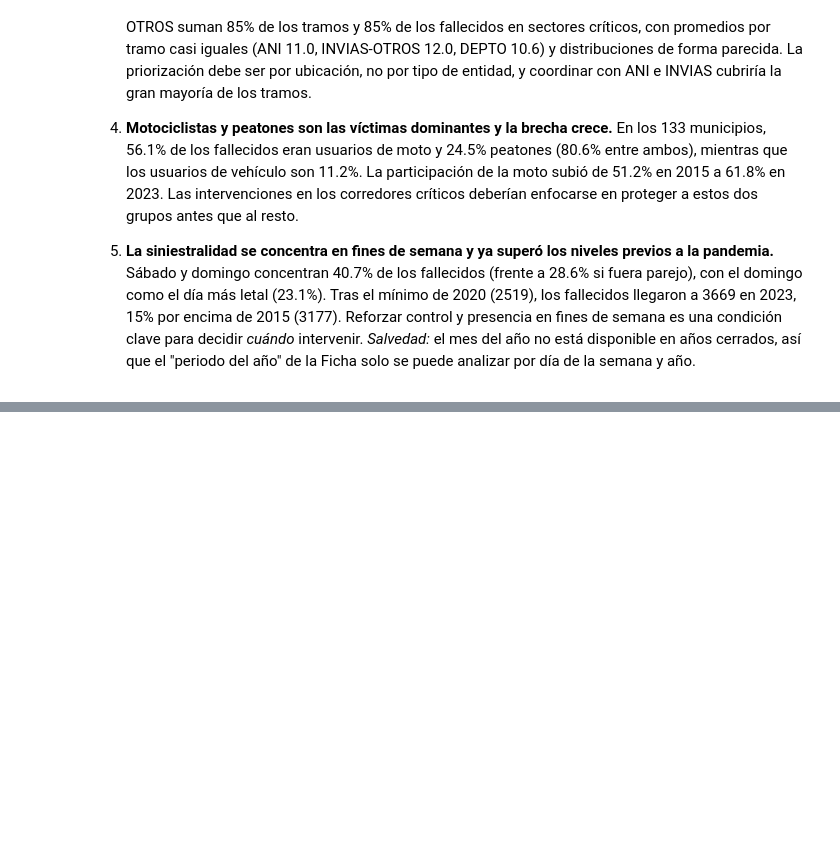
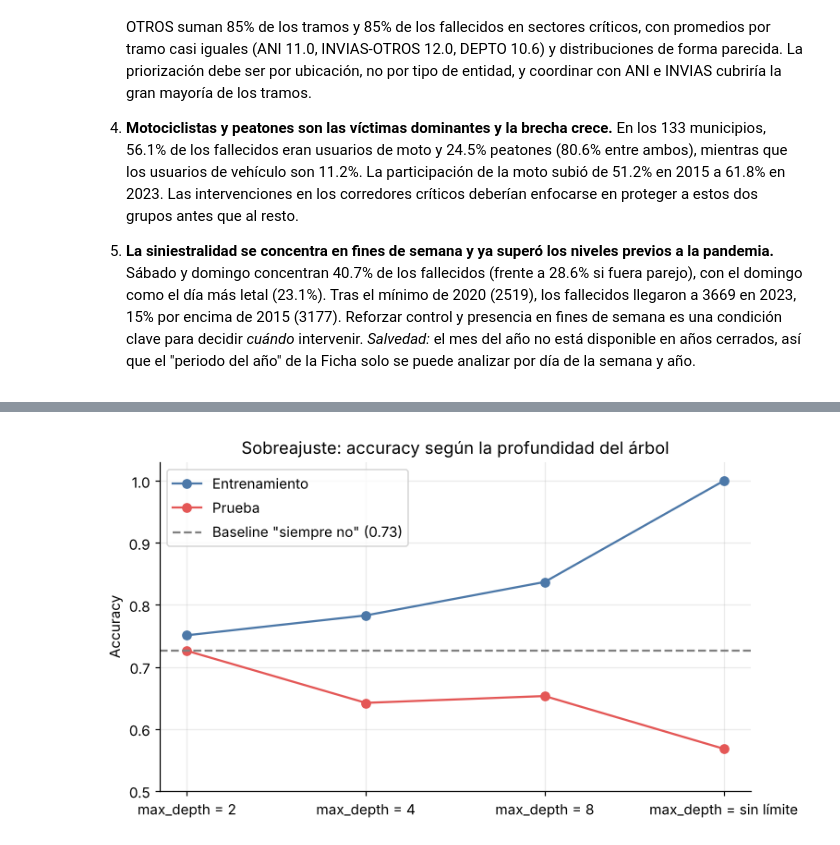
Before and after one commit to winderoman/mineria-siniestralidad-vial, a Jupyter notebook: notebooks/notebook_adquisicion2.ipynb, the cells around one changed output, grey strips where cells are left out. Drawn from its saved outputs; the diff is of its cells as text; code cells hidden in the pictures; blank space fills up the shorter version.

Commit message:
unidad 6: modelo predictivo y evaluacion

```diff
--- a/notebooks/notebook_adquisicion2.ipynb
+++ b/notebooks/notebook_adquisicion2.ipynb
@@ -771,0 +909,21 @@ Cifras tomadas de las celdas anteriores. Fallecidos en sectores críticos = Fuen
+# %%
+modelo = DecisionTreeClassifier(max_depth=4, random_state=42)
+modelo.fit(X_tr, y_tr)
+pred_test = modelo.predict(X_te)
+
+def evaluar(m, Xa, Xb, ya, yb, nombre):
+    """Métricas de un modelo: accuracy en entrenamiento y prueba + precisión, exhaustividad y F1 (clase 'alta letalidad')."""
+    pa, pb = m.predict(Xa), m.predict(Xb)
+    return {'modelo': nombre,
+            'accuracy_train': accuracy_score(ya, pa),
+            'accuracy_test': accuracy_score(yb, pb),
+            'precisión': precision_score(yb, pb, zero_division=0),
+            'exhaustividad': recall_score(yb, pb),
+            'F1': f1_score(yb, pb)}
+
+resultados = pd.DataFrame([
+    evaluar(baseline, X_tr, X_te, y_tr, y_te, "Baseline: siempre 'no'"),
+    evaluar(modelo_fuga, X_tr_f, X_te_f, y_tr, y_te, "Árbol CON gizscore/gipvalue"),
+    evaluar(modelo, X_tr, X_te, y_tr, y_te, "Árbol SIN gizscore/gipvalue"),
+]).set_index('modelo').round(3)
+resultados
@@ -771,0 +962,11 @@ Cifras tomadas de las celdas anteriores. Fallecidos en sectores críticos = Fuen
+# %%
+filas = []
+for prof in [2, 4, 8, None]:
+    m = DecisionTreeClassifier(max_depth=prof, random_state=42).fit(X_tr, y_tr)
+    fila = evaluar(m, X_tr, X_te, y_tr, y_te, f"max_depth = {prof if prof else 'sin límite'}")
+    fila['hojas'] = m.get_n_leaves()
+    filas.append(fila)
+
+por_profundidad = pd.DataFrame(filas).set_index('modelo').round(3)
+por_profundidad['brecha train - test'] = (por_profundidad['accuracy_train'] - por_profundidad['accuracy_test']).round(3)
+por_profundidad
@@ -771,0 +980,10 @@ Cifras tomadas de las celdas anteriores. Fallecidos en sectores críticos = Fuen
+# %%
+fig, ax = plt.subplots(figsize=(7.5, 4.2))
+ax.plot(por_profundidad.index, por_profundidad['accuracy_train'], marker='o', color='#4C78A8', label='Entrenamiento')
+ax.plot(por_profundidad.index, por_profundidad['accuracy_test'], marker='o', color='#E45756', label='Prueba')
+ax.axhline(acc_baseline, color='gray', ls='--', label=f'Baseline "siempre no" ({acc_baseline:.2f})')
+ax.set(title='Sobreajuste: accuracy según la profundidad del árbol', ylabel='Accuracy', ylim=(0.5, 1.03))
+ax.legend()
+plt.show()
+# %% [output]
+[figure, added]
```
Also changed, not shown: parts of 23 cells of this notebook.
